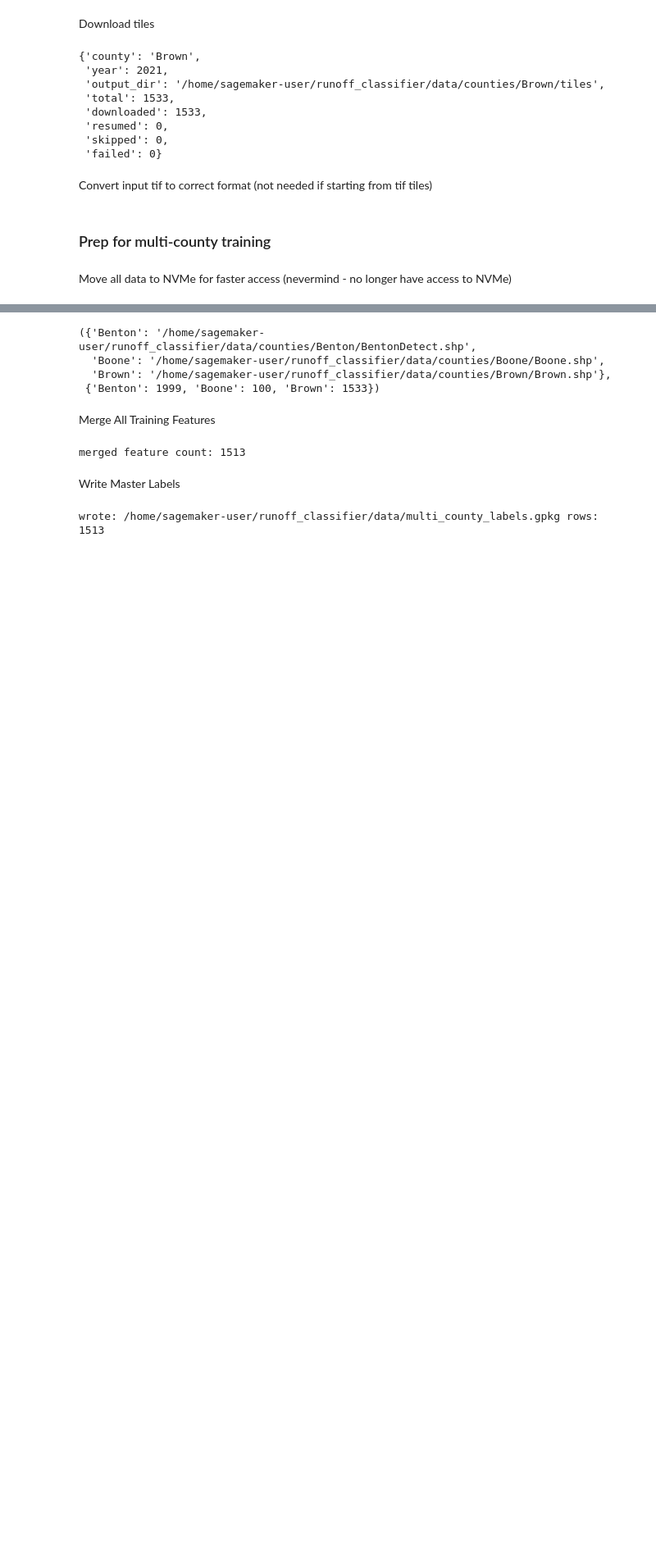
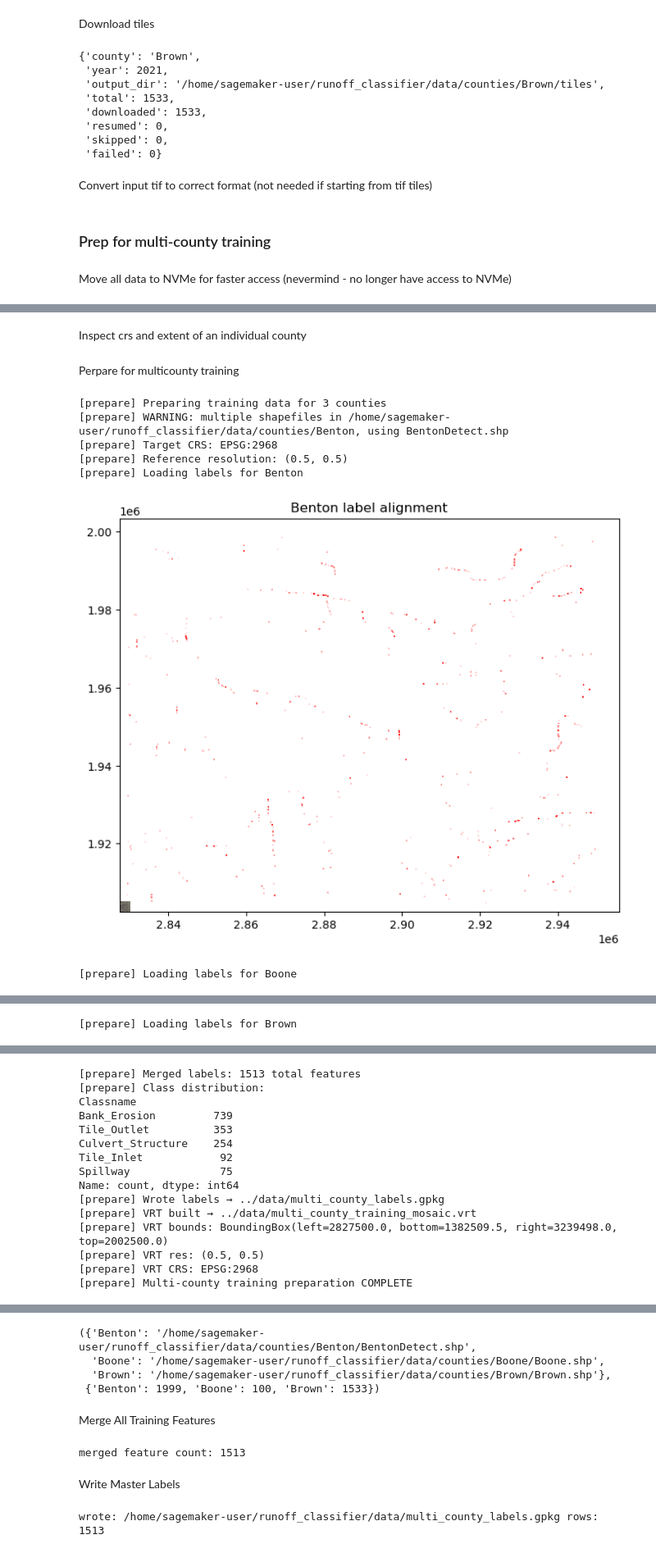
Before and after one commit to swiltshire/runoff_classifier, a Jupyter notebook: notebooks/pipeline.ipynb, the cells around one changed output, grey strips where cells are left out. Shown at 82% size. Saved outputs shown, nothing was run; the diff lists cells and outputs as text; code cells hidden in the pictures; blank space fills up the shorter version.

Commit message:
implement standardizing raster tile crs; fix bug with classname vs class field

```diff
--- a/notebooks/pipeline.ipynb
+++ b/notebooks/pipeline.ipynb
@@ -254,6 +302,8 @@ Select counties
 # %%
-
-# county_data_dir = "/mnt/sagemaker-nvme/runoff_classifier/data/counties/"
+import os
+import glob
+from ipywidgets import SelectMultiple, Button, VBox
+from IPython.display import display
 
 all_counties = sorted([
     d for d in os.listdir(county_data_dir)
@@ -261,7 +311,7 @@ all_counties = sorted([
     and glob.glob(os.path.join(county_data_dir, d, "*.shp"))                   # must have at least one .shp in the county dir
 ])
 
-sel = SelectMultiple(
+cty_sel_train = SelectMultiple(
     options=all_counties,
     value=tuple(all_counties),  # default pick all
     description='counties:',
@@ -271,9 +321,9 @@ sel = SelectMultiple(
 btn = Button(description="train on these", button_style='success')
 
 def confirm(_):
-    print("selected counties:", list(sel.value))
+    print("selected counties:", list(cty_sel_train.value))
 
 btn.on_click(confirm)
-display(VBox([sel, btn]))
+display(VBox([cty_sel_train, btn]))
 # %% [output]
 VBox(children=(SelectMultiple(description='counties:', index=(0, 1, 2), options=('Benton', 'Boone', 'Brown'), …
@@ -282,0 +396,2 @@ Find shapefiles + tiles
+# %% [markdown]
+Inspect crs and extent of an individual county
@@ -282,0 +445,22 @@ Find shapefiles + tiles
+# %% [markdown]
+Perpare for multicounty training
+# %%
+
+from utils.prepare_multicounty_training import prepare_multicounty_training
+
+prepare_multicounty_training(
+    county_data_dir=county_data_dir,
+    selected_counties=list(cty_sel_train.value),
+    out_labels="../data/multi_county_labels.gpkg",
+    out_vrt="../data/multi_county_training_mosaic.vrt",
+    verified_only=True,
+    debug_plots=True,
+)
+# %% [output]
+[prepare] Preparing training data for 3 counties
+[prepare] WARNING: multiple shapefiles in /home/sagemaker-user/runoff_classifier/data/counties/Benton, using BentonDetect.shp
+[prepare] Target CRS: EPSG:2968
+[prepare] Reference resolution: (0.5, 0.5)
+[prepare] Loading labels for Benton
+[figure, added]
+[prepare] Loading labels for Boone
@@ -282,0 +468 @@ Find shapefiles + tiles
+[prepare] Loading labels for Brown
@@ -282,0 +470,15 @@ Find shapefiles + tiles
+[prepare] Merged labels: 1513 total features
+[prepare] Class distribution:
+Classname
+Bank_Erosion         739
+Tile_Outlet          353
+Culvert_Structure    254
+Tile_Inlet            92
+Spillway              75
+Name: count, dtype: int64
+[prepare] Wrote labels → ../data/multi_county_labels.gpkg
+[prepare] VRT built → ../data/multi_county_training_mosaic.vrt
+[prepare] VRT bounds: BoundingBox(left=2827500.0, bottom=1382509.5, right=3239498.0, top=2002500.0)
+[prepare] VRT res: (0.5, 0.5)
+[prepare] VRT CRS: EPSG:2968
+[prepare] Multi-county training preparation COMPLETE
```
Also changed, not shown: parts of 26 cells of this notebook, 3 other files.
